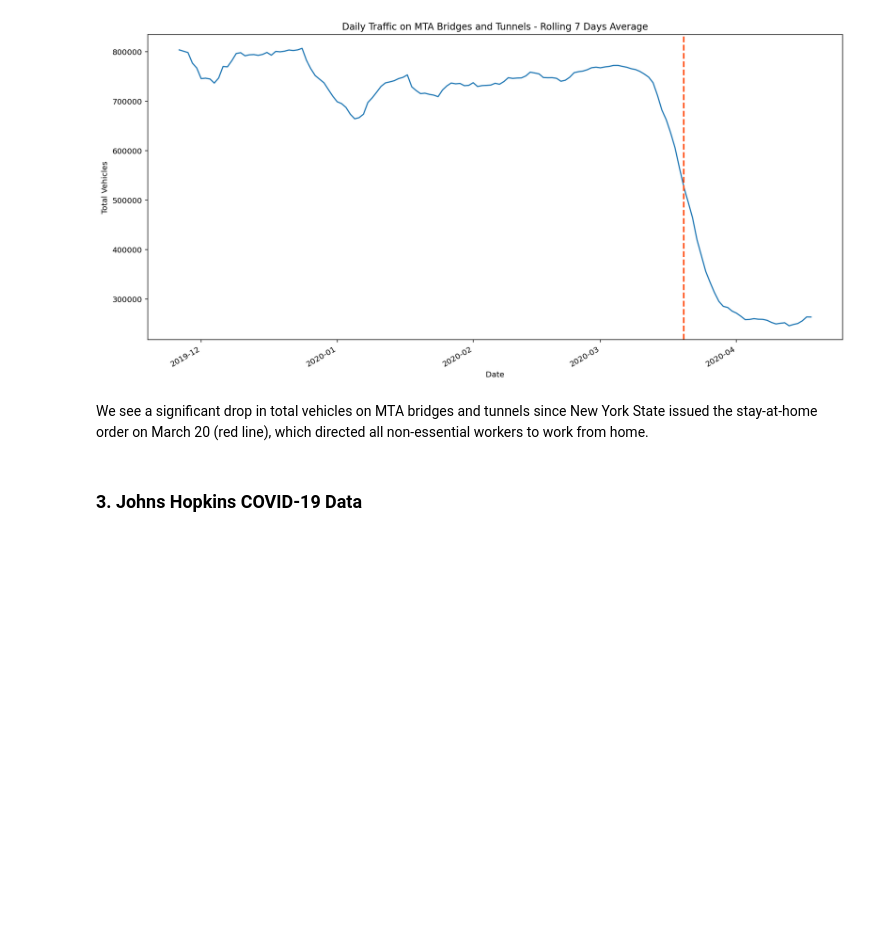
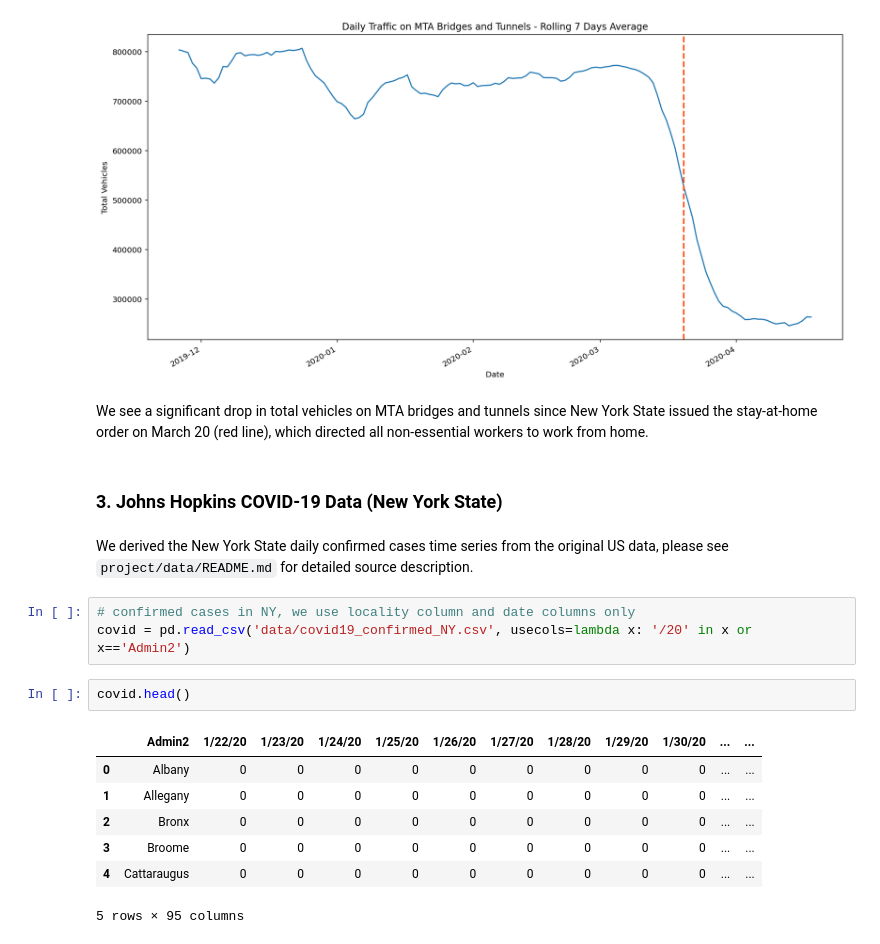
Before and after one commit to tianrunw/big-data-air-pollution, a Jupyter notebook: project/covid19_air_pollution.ipynb, the cells around one changed output. Drawn from its saved outputs; the diff is of its cells as text; blank space fills up the shorter version.

```diff
--- a/project/covid19_air_pollution.ipynb
+++ b/project/covid19_air_pollution.ipynb
@@ -134,4 +134,19 @@ _ = ax.set_title('Daily Traffic on MTA Bridges and Tunnels - Rolling 7 Days Aver
 # %% [markdown]
 We see a significant drop in total vehicles on MTA bridges and tunnels since New York State issued the stay-at-home order on March 20 (red line), which directed all non-essential workers to work from home.
 # %% [markdown]
-### 3. Johns Hopkins COVID-19 Data
+### 3. Johns Hopkins COVID-19 Data (New York State)
+# %% [markdown]
+We derived the New York State daily confirmed cases time series from the original US data, please see `project/data/README.md` for detailed source description.
+# %%
+# confirmed cases in NY, we use locality column and date columns only
+covid = pd.read_csv('data/covid19_confirmed_NY.csv', usecols=lambda x: '/20' in x or x=='Admin2')
+# %%
+covid.head()
+# %% [output]
+|  | Admin2 | 1/22/20 | 1/23/20 | 1/24/20 | 1/25/20 | 1/26/20 | 1/27/20 | 1/28/20 | 1/29/20 | 1/30/20 | ... | ... |
+| 0 | Albany | 0 | 0 | 0 | 0 | 0 | 0 | 0 | 0 | 0 | ... | ... |
+| 1 | Allegany | 0 | 0 | 0 | 0 | 0 | 0 | 0 | 0 | 0 | ... | ... |
+| 2 | Bronx | 0 | 0 | 0 | 0 | 0 | 0 | 0 | 0 | 0 | ... | ... |
+| 3 | Broome | 0 | 0 | 0 | 0 | 0 | 0 | 0 | 0 | 0 | ... | ... |
+| 4 | Cattaraugus | 0 | 0 | 0 | 0 | 0 | 0 | 0 | 0 | 0 | ... | ... |
+5 rows × 95 columns
```
Also changed, not shown: parts of 12 cells of this notebook, 1 other file.
